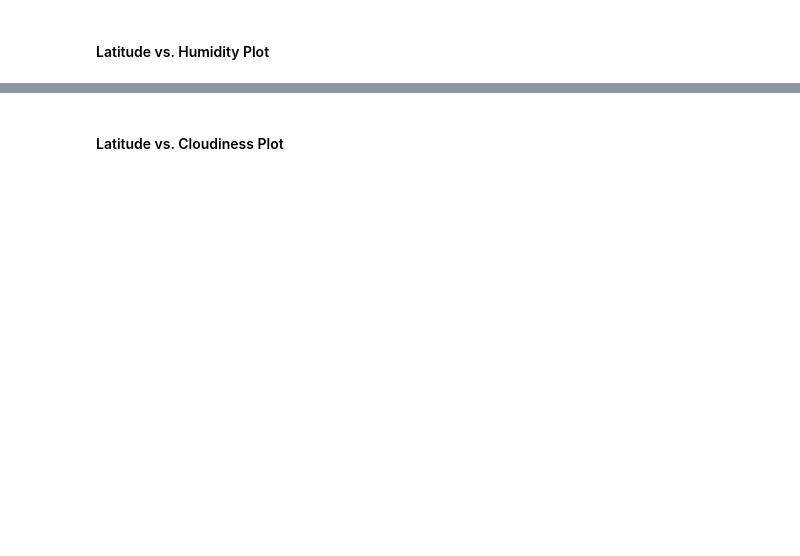
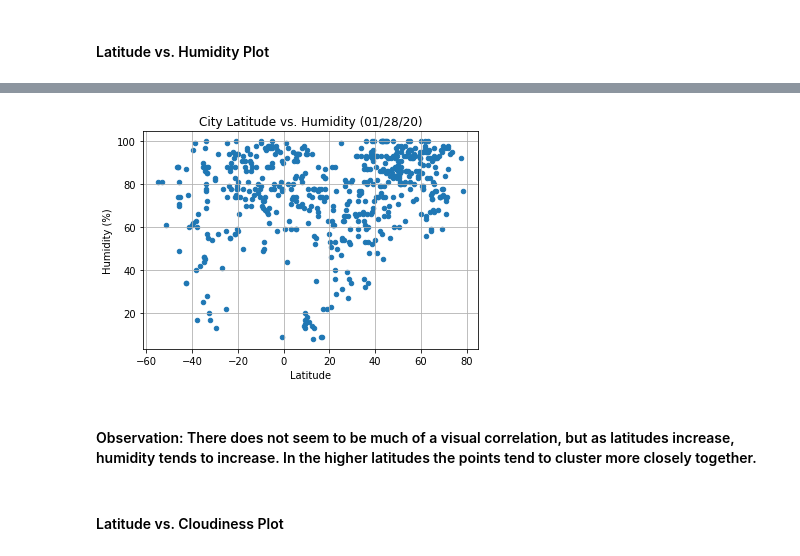
Before and after one commit to arosner92/python-api-challenge, a Jupyter notebook: WeatherPy/WeatherPy.ipynb, the cells around one changed output, grey strips where cells are left out. Drawn from its saved outputs; the diff is of its cells as text; code cells hidden in the pictures; blank space fills up the shorter version.

```diff
--- a/WeatherPy/WeatherPy.ipynb
+++ b/WeatherPy/WeatherPy.ipynb
@@ -126,2 +179,12 @@ dtype: int64
+# %%
+# Plot using Pandas dataframe and export to PNG
+ax = df.plot(x='Lat', y='Humidity', kind='scatter', title=f'City Latitude vs. Humidity ({today})', grid=True)
+ax.set_xlabel('Latitude')
+ax.set_ylabel('Humidity (%)')
+plt.savefig('../output_data/lat-hum')
+# %% [output]
+[figure, added]
+# %% [markdown]
+#### Observation: There does not seem to be much of a visual correlation, but as latitudes increase, humidity tends to increase. In the higher latitudes the points tend to cluster more closely together.
 # %% [markdown]
 #### Latitude vs. Cloudiness Plot
```
Also changed, not shown: parts of 45 cells of this notebook, 20 other files.
